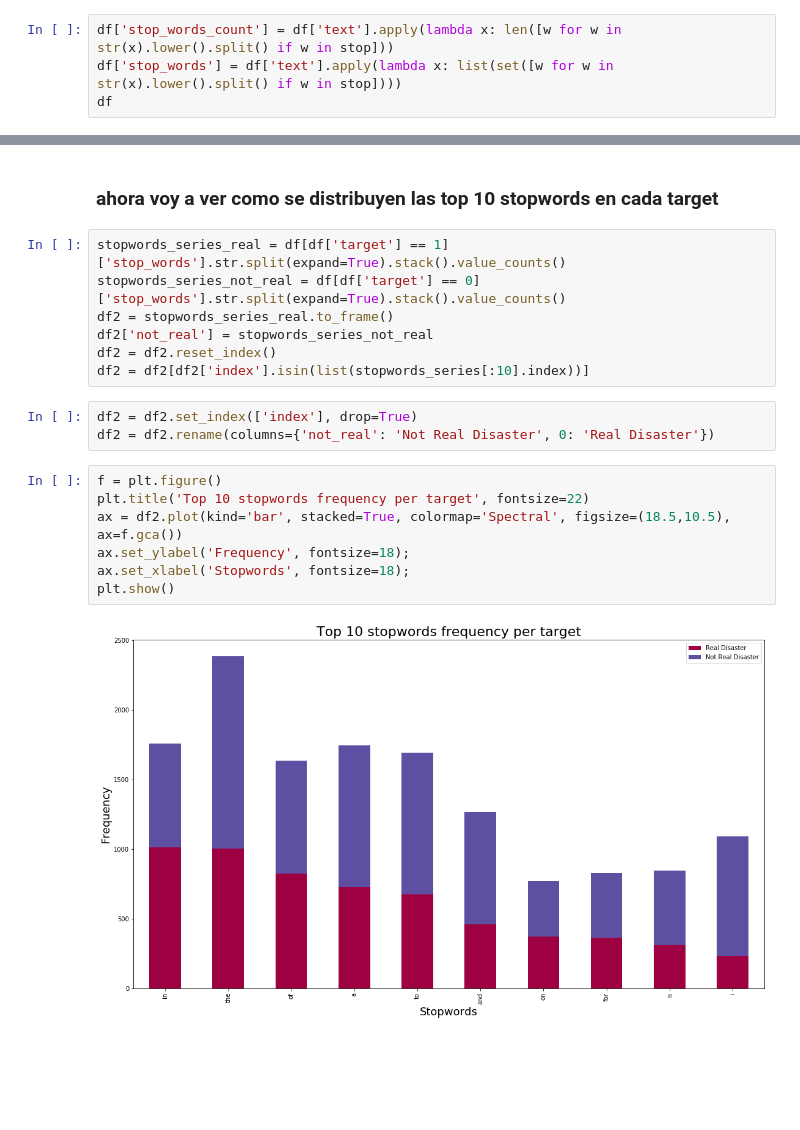
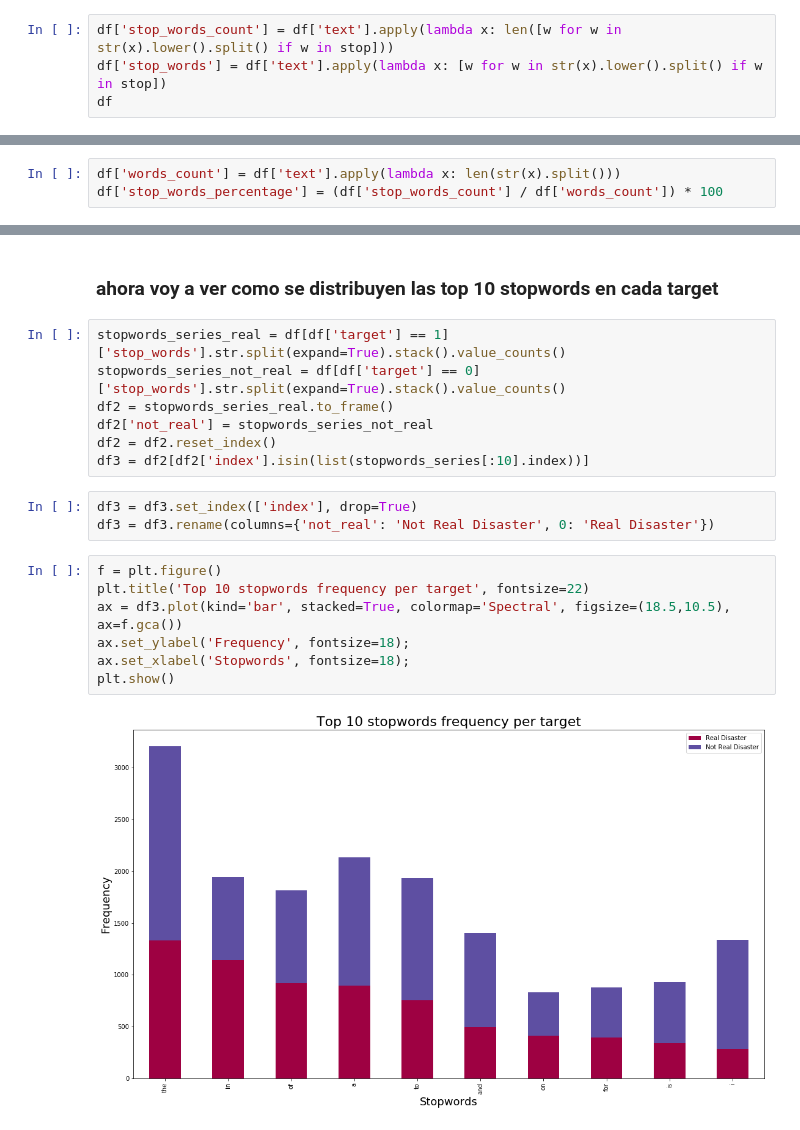
Before and after one commit to AlurrAldrey/OrgaDatosTP, a Jupyter notebook: tp1/stopwords.ipynb, the cells around one changed output, grey strips where cells are left out. Drawn from its saved outputs; the diff is of its cells as text; blank space fills up the shorter version.

Commit message:
stopwords analysis

```diff
--- a/tp1/stopwords.ipynb
+++ b/tp1/stopwords.ipynb
@@ -9,7 +9,7 @@ df = pd.read_csv('train.csv')
 stop = stopwords.words('english')
 # %%
 df['stop_words_count'] = df['text'].apply(lambda x: len([w for w in str(x).lower().split() if w in stop]))
-df['stop_words'] = df['text'].apply(lambda x: list(set([w for w in str(x).lower().split() if w in stop])))
+df['stop_words'] = df['text'].apply(lambda x: [w for w in str(x).lower().split() if w in stop])
 df
 # %% [output]
 |  | id | keyword | location | text | target | stop_words_count | stop_words |
@@ -37,0 +40,3 @@ Text(0, 0.5, 'Density')
+# %%
+df['words_count'] = df['text'].apply(lambda x: len(str(x).split()))
+df['stop_words_percentage'] = (df['stop_words_count'] / df['words_count']) * 100
@@ -58,16 +73,16 @@ stopwords_series_not_real = df[df['target'] == 0]['stop_words'].str.split(expand
 df2 = stopwords_series_real.to_frame()
 df2['not_real'] = stopwords_series_not_real
 df2 = df2.reset_index()
-df2 = df2[df2['index'].isin(list(stopwords_series[:10].index))]
+df3 = df2[df2['index'].isin(list(stopwords_series[:10].index))]
 # %%
-df2 = df2.set_index(['index'], drop=True)
-df2 = df2.rename(columns={'not_real': 'Not Real Disaster', 0: 'Real Disaster'})
+df3 = df3.set_index(['index'], drop=True)
+df3 = df3.rename(columns={'not_real': 'Not Real Disaster', 0: 'Real Disaster'})
 # %%
 f = plt.figure()
 plt.title('Top 10 stopwords frequency per target', fontsize=22)
-ax = df2.plot(kind='bar', stacked=True, colormap='Spectral', figsize=(18.5,10.5), ax=f.gca())
+ax = df3.plot(kind='bar', stacked=True, colormap='Spectral', figsize=(18.5,10.5), ax=f.gca())
 ax.set_ylabel('Frequency', fontsize=18);
 ax.set_xlabel('Stopwords', fontsize=18);
 plt.show()
 # %% [output]
-[figure, old version]
+[figure, new version]
```
Also changed, not shown: parts of 10 cells of this notebook.
